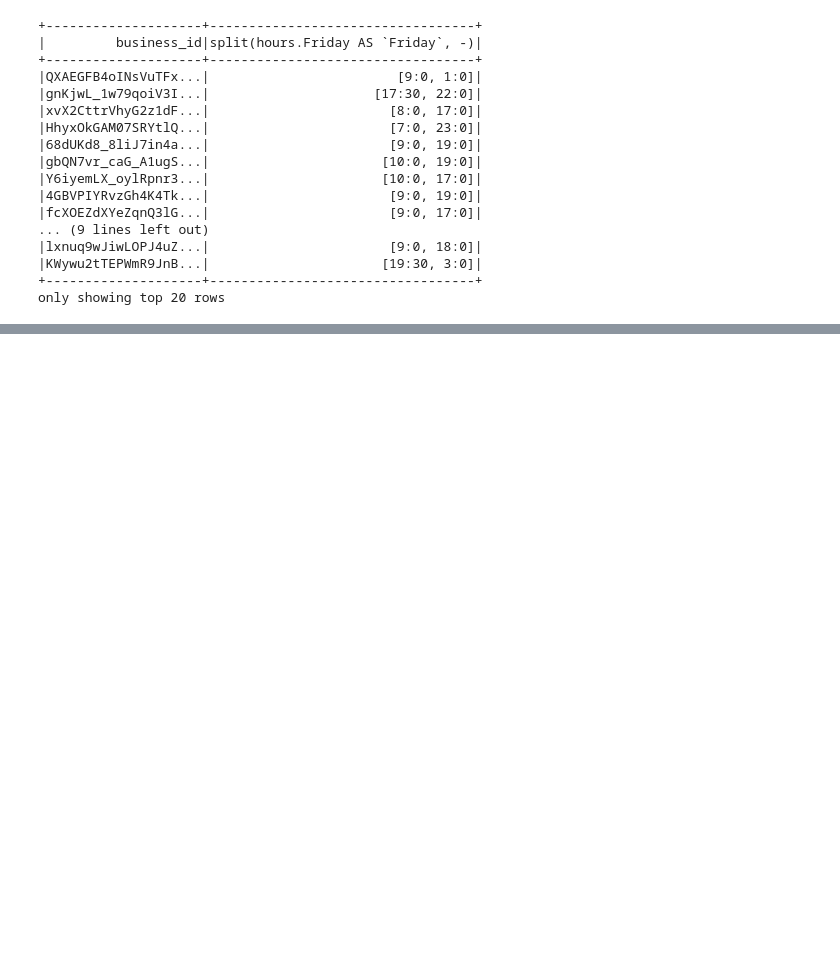
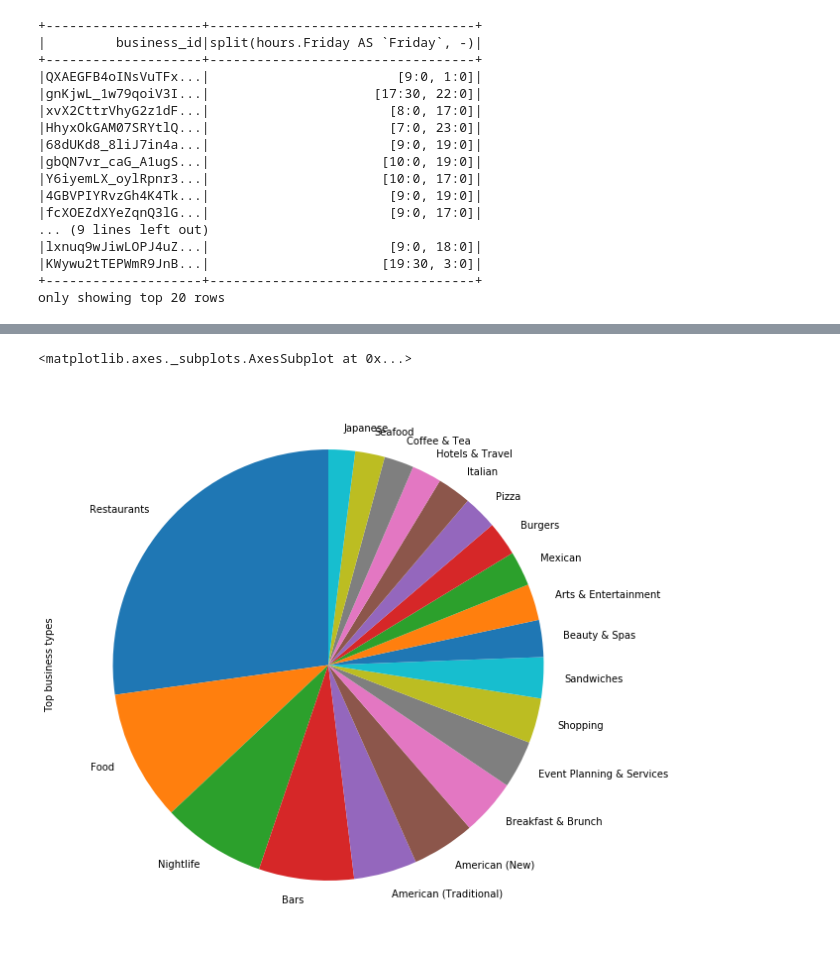
Before and after one commit to shwethajog/yelpJsonDataAnalyse, a Jupyter notebook: src/spark_instance.ipynb, the cells around one changed output, grey strips where cells are left out. Cells and saved outputs as stored; diff of their text form; code cells hidden in the pictures; blank space fills up the shorter version.

```diff
--- a/src/spark_instance.ipynb
+++ b/src/spark_instance.ipynb
@@ -22,12 +22,12 @@ spark = SparkSession \
  # Create an sql context so that we can query data files in sql like syntax
 sqlContext = SQLContext (spark)
 # %%
-tips = sqlContext.read.json ("../input/tip.json")
-users = sqlContext.read.json ("../input/user.json")
-reviews = sqlContext.read.json ("../input/review.json")
-checkins = sqlContext.read.json ("../input/checkin.json")
-photos = sqlContext.read.json ("../input/photo.json")
-businesses = sqlContext.read.json ("../input/business.json")
+tips = sqlContext.read.json ("/home/jovyan/yelp/input/tip.json")
+users = sqlContext.read.json ("/home/jovyan/yelp/input/user.json")
+reviews = sqlContext.read.json ("/home/jovyan/yelp/input/review.json")
+checkins = sqlContext.read.json ("/home/jovyan/yelp/input/checkin.json")
+photos = sqlContext.read.json ("/home/jovyan/yelp/input/photo.json")
+businesses = sqlContext.read.json ("/home/jovyan/yelp/input/business.json")
 # %%
 tips.createOrReplaceTempView('tips')
 users.createOrReplaceTempView('users')
@@ -316,5 +316,5 @@ business_hours.show()
 +--------------------+--------------------+-------------+---------------+--------+-----+-------------+
 only showing top 20 rows
 # %%
-categories = sqlContext.sql("""select business_id, categories from businesses""")
-categories.show(10, False)
+categories = sqlContext.sql("""select distinct explode(split(categories, ',')) from businesses""")
+categories.show(1000, False)
@@ -320,0 +364,16 @@ categories.show(10, False)
+# %%
+# Business categories which are top reviewed
+categories_reviews = sqlContext.sql(""" select trim(categories) as categories, sum(review_count) as review_count from
+(select business_id, name as business_name, review_count as review_count, explode(split(categories, ',')) as categories
+from businesses) b
+group by trim(categories)
+order by review_count desc
+limit 20
+""").toPandas()
+x_val=categories_reviews["review_count"].values
+labels=categories_reviews["categories"].values
+series = pd.Series(x_val, index=labels, name='Top business types')
+series.plot.pie(figsize=(10, 10),startangle=90)
+# %% [output]
+<matplotlib.axes._subplots.AxesSubplot at 0x...>
+[figure, added]
```
Also changed, not shown: parts of 5 cells of this notebook.
